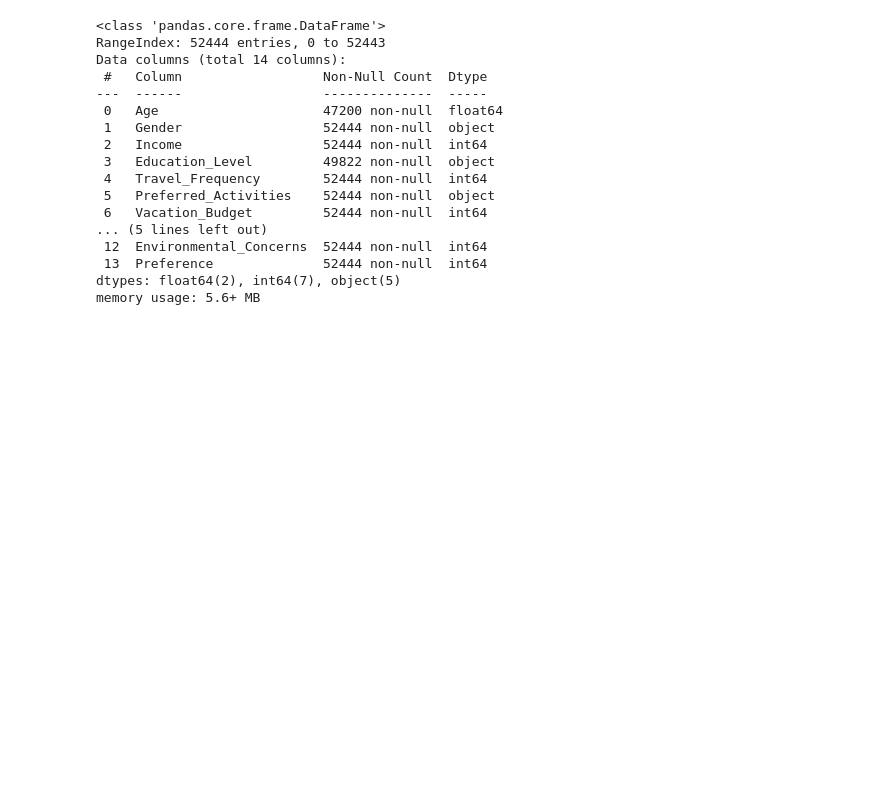
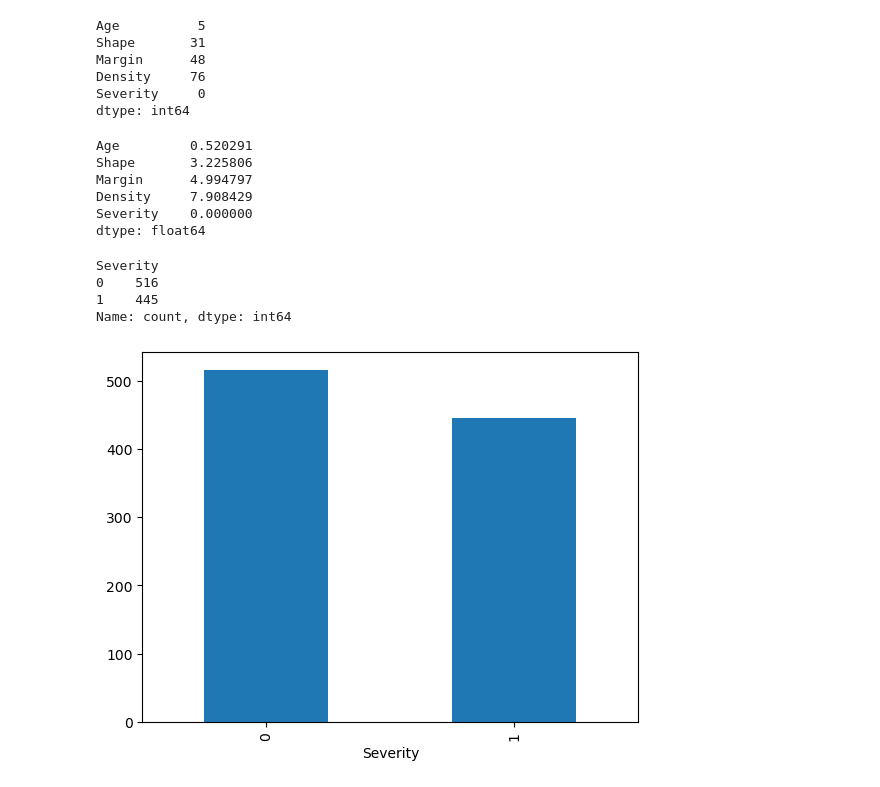
Before and after one commit to KTalia/I2DS, a Jupyter notebook: exercises/labs/lab2/11.11.2024/Untitled.ipynb, the cells around one changed output. Drawn from its saved outputs; the diff is of its cells as text; code cells hidden in the pictures; blank space fills up the shorter version.

```diff
--- a/exercises/labs/lab2/11.11.2024/Untitled.ipynb
+++ b/exercises/labs/lab2/11.11.2024/Untitled.ipynb
@@ -22,20 +51,0 @@ df.head()
-# %%
-df.info()
-# %% [output]
-<class 'pandas.core.frame.DataFrame'>
-RangeIndex: 52444 entries, 0 to 52443
-Data columns (total 14 columns):
- #   Column                  Non-Null Count  Dtype
----  ------                  --------------  -----
- 0   Age                     47200 non-null  float64
- 1   Gender                  52444 non-null  object
- 2   Income                  52444 non-null  int64
- 3   Education_Level         49822 non-null  object
- 4   Travel_Frequency        52444 non-null  int64
- 5   Preferred_Activities    52444 non-null  object
- 6   Vacation_Budget         52444 non-null  int64
-... (5 lines left out)
- 12  Environmental_Concerns  52444 non-null  int64
- 13  Preference              52444 non-null  int64
-dtypes: float64(2), int64(7), object(5)
-memory usage: 5.6+ MB
@@ -52,0 +52,30 @@ y = df['Preference']
+# %%
+data.isnull().sum()
+# %% [output]
+Age          5
+Shape       31
+Margin      48
+Density     76
+Severity     0
+dtype: int64
+# %%
+data.isnull().sum()/len(data)*100
+# %% [output]
+Age         0.520291
+Shape       3.225806
+Margin      4.994797
+Density     7.908429
+Severity    0.000000
+dtype: float64
+# %%
+data.Severity.value_counts()
+# %% [output]
+Severity
+0    516
+1    445
+Name: count, dtype: int64
+# %%
+data.Severity.value_counts().plot.bar()
+plt.show()
+# %% [output]
+[figure, added]
```
Also changed, not shown: parts of 16 cells of this notebook, 18 other files.
